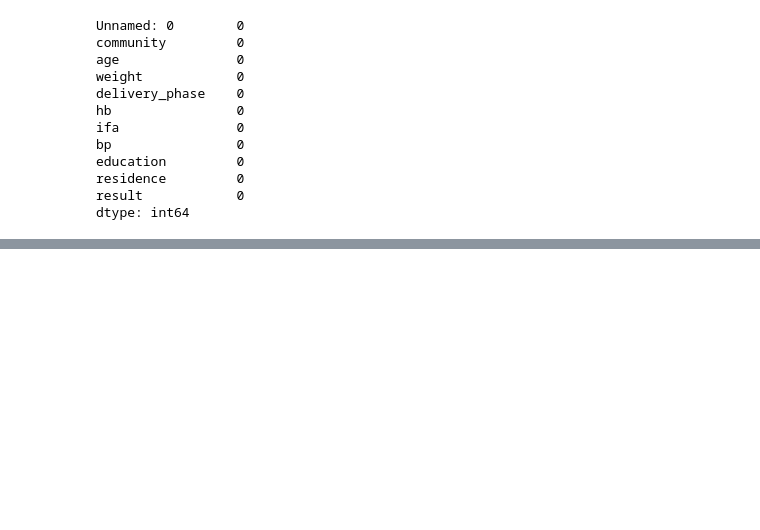
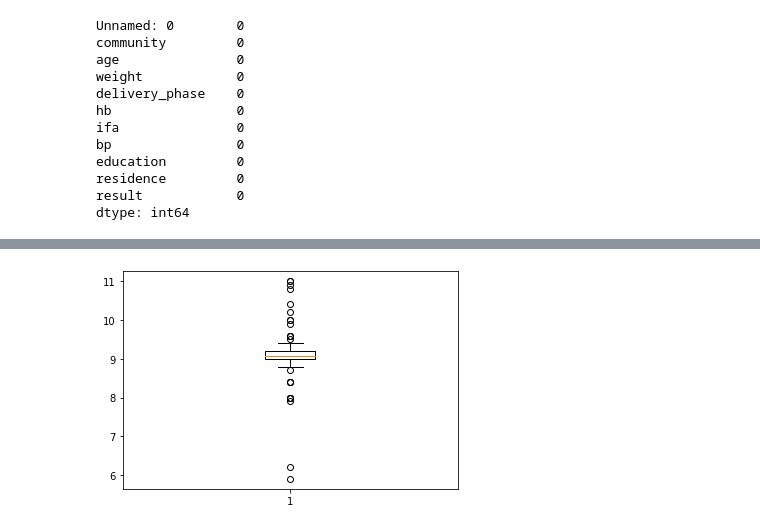
Before and after one commit to 44aayush/ML---ANN, a Jupyter notebook: PES2201800211_AAYUSHKAPOOR_ANN.ipynb, the cells around one changed output, grey strips where cells are left out. Drawn from its saved outputs; the diff is of its cells as text; code cells hidden in the pictures; blank space fills up the shorter version.

```diff
--- a/PES2201800211_AAYUSHKAPOOR_ANN.ipynb
+++ b/PES2201800211_AAYUSHKAPOOR_ANN.ipynb
@@ -34,0 +108,12 @@ dtype: int64
+# %%
+h=df['hb'].notnull()
+hbs=df.hb[h].to_numpy()
+lo=hbs>=8.45
+hi=hbs<=9.65
+hb=hbs[lo & hi]
+plt.boxplot(hbs)
+plt.show()
+#print(pd.Series(hbs).describe(),pd.Series(hb).describe())
+df.hb.fillna(hb.mean(),inplace=True)
+# %% [output]
+[figure, added]
```
Also changed, not shown: parts of 11 cells of this notebook, 2 other files.
